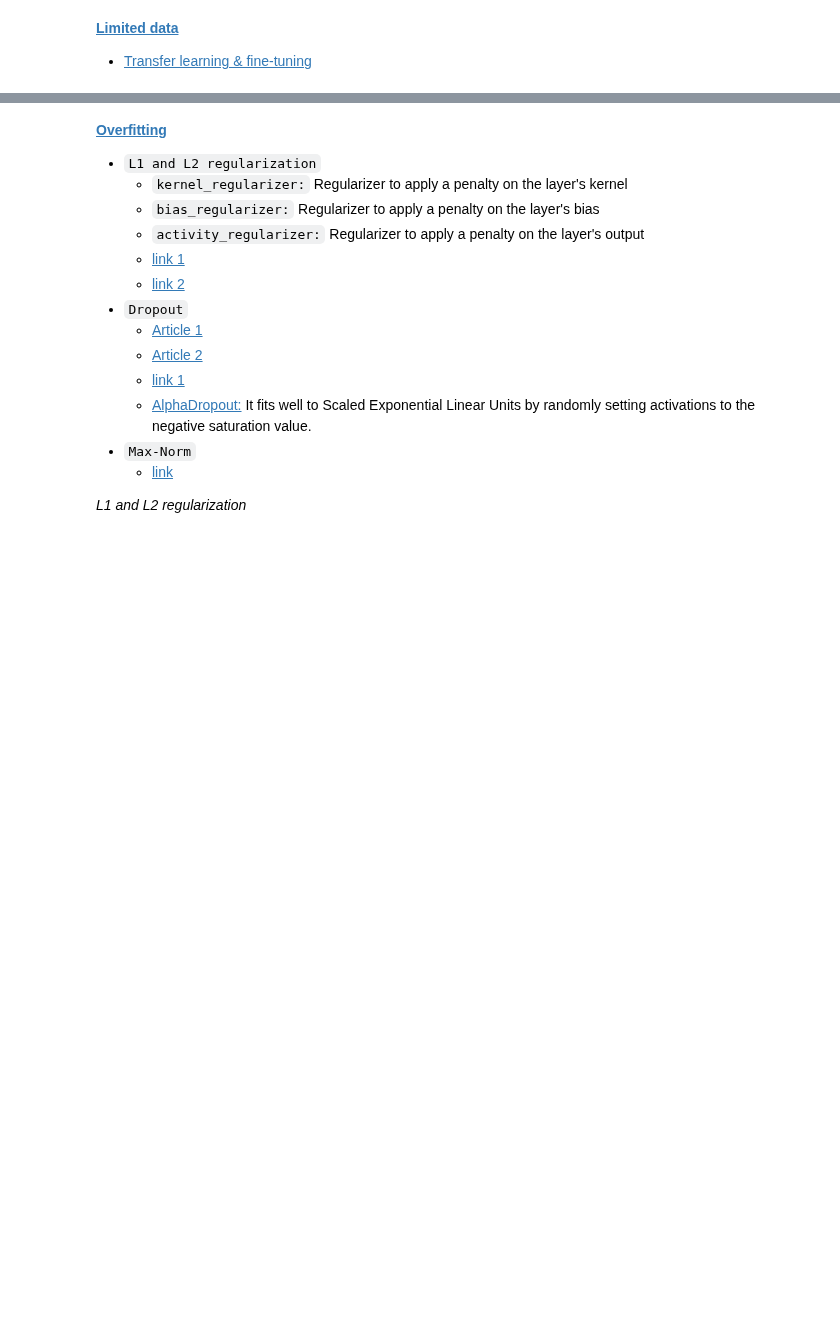
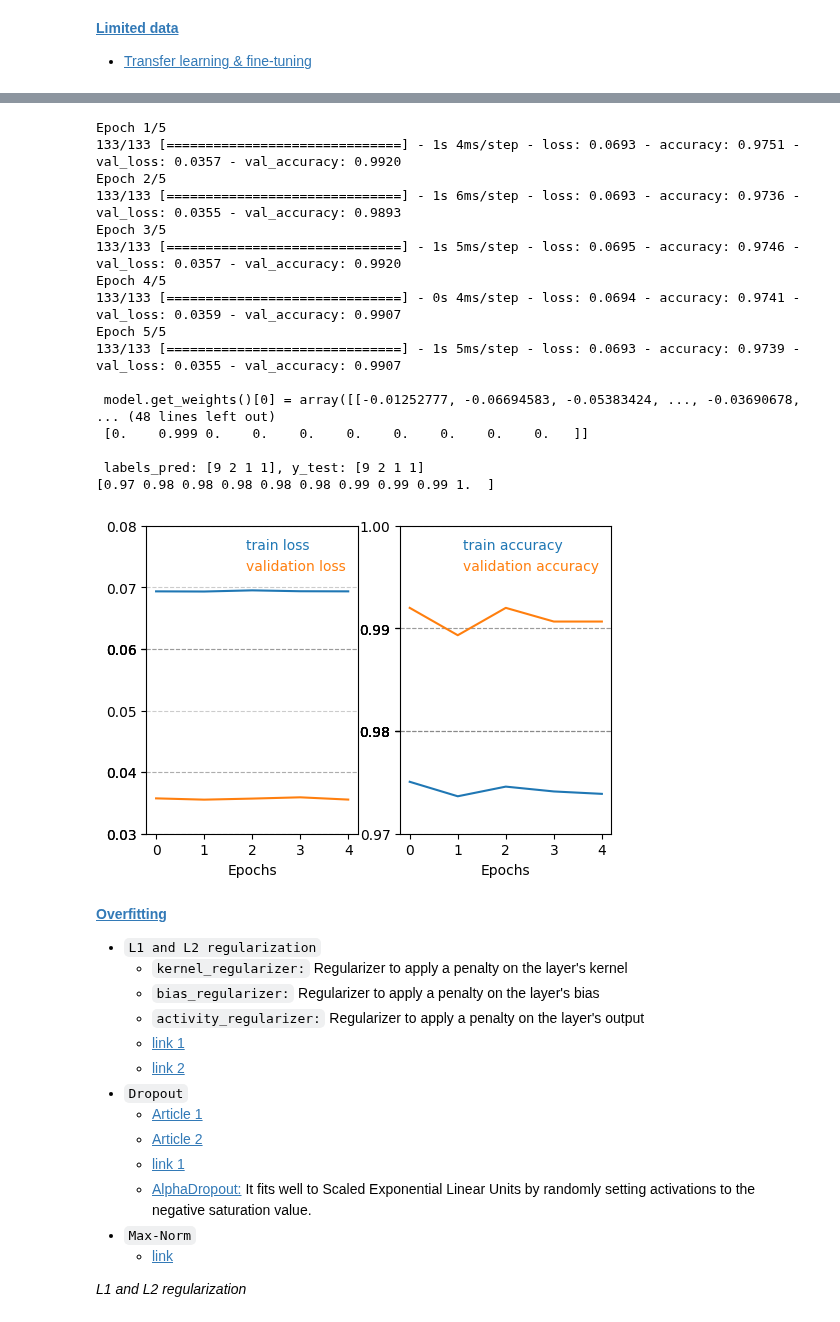
Before and after one commit to RezaSaadatyar/Deep-Learning-in-python, a Jupyter notebook: Optimizer/Optimizer_DL.ipynb, the cells around one changed output, grey strips where cells are left out. Cells and saved outputs as stored; diff of their text form; code cells hidden in the pictures; blank space fills up the shorter version.

```diff
--- a/Optimizer/Optimizer_DL.ipynb
+++ b/Optimizer/Optimizer_DL.ipynb
@@ -326,3 +328,59 @@ Epoch 5/5
+# %%
+# ======================================================= Fit the new model ==========================================================
+y_train_new = np.where(y_train==3, 1, 0)[:5000]
+y_test_new = np.where(y_test==3, 1, 0)
+x_train_new = x_train[:5000, : , :]
+history_train_new = model_new.fit(x_train_new, y_train_new, epochs=5, validation_split=0.15)
+# ======================================================== Compare weights ===========================================================
+print(f"\n {model.get_weights()[0] = }")
+print(f"\n {model_old_cloned.get_weights()[0] = }")
+print(f"\n {model_new.get_weights()[0] = }")
+# ======================================================= Evaluate the model =========================================================
+history_test_new = model_new.evaluate(x_test, y_test, verbose=1)
+# ======================================================== Predict the model =========================================================
+pred = x_test[0:4,:,:][:5000]
+pred_x_test = model.predict(pred).round(3)
+labels_pred = np.argmax(pred_x_test, axis=1)
+print(f"\n pred.shape: {pred.shape}")
+print(f"\n pred_x_test: {pred_x_test}")
+print(f"\n labels_pred: {labels_pred}, y_test: {y_test[0:4]}")
+# ======================================================== Plot the model ============================================================
+# plot_history(history_train_new, fig_size=(6, 4))
+_, axs = plt.subplots(nrows=1, ncols=2, figsize=(6, 4))
+
+axs[0].plot(history_train_new.history["loss"], label="train loss")
+axs[0].plot(history_train_new.history["val_loss"], label="validation loss")
+axs[0].set_xlabel("Epochs", fontsize=10)
+axs[0].legend(fontsize=10, ncol=1, frameon=False, loc='best', labelcolor='linecolor', handlelength=0)
+axs[0].grid(visible="on", which="major", axis="y", alpha=0.4, color="gray", linestyle="--")
+axs[0].set_yticks(np.round(axs[0].get_yticks(),2))
+
+axs[1].plot(history_train_new.history["accuracy"], label="train accuracy")
+axs[1].plot(history_train_new.history["val_accuracy"], label="validation accuracy")
+axs[1].set_xlabel("Epochs", fontsize=10)
+axs[1].legend(fontsize=10, ncol=1, frameon=False, loc='best', labelcolor='linecolor', handlelength=0)
+axs[1].grid(visible="on", which="major", axis="y", alpha=0.4, color="gray", linestyle="--")
+axs[1].set_yticks(np.round(axs[1].get_yticks(),2))
+print(np.round(axs[1].get_yticks(),2))
+# %% [output]
+Epoch 1/5
+133/133 [==============================] - 1s 4ms/step - loss: 0.0693 - accuracy: 0.9751 - val_loss: 0.0357 - val_accuracy: 0.9920
+Epoch 2/5
+133/133 [==============================] - 1s 6ms/step - loss: 0.0693 - accuracy: 0.9736 - val_loss: 0.0355 - val_accuracy: 0.9893
+Epoch 3/5
+133/133 [==============================] - 1s 5ms/step - loss: 0.0695 - accuracy: 0.9746 - val_loss: 0.0357 - val_accuracy: 0.9920
+Epoch 4/5
+133/133 [==============================] - 0s 4ms/step - loss: 0.0694 - accuracy: 0.9741 - val_loss: 0.0359 - val_accuracy: 0.9907
+Epoch 5/5
+133/133 [==============================] - 1s 5ms/step - loss: 0.0693 - accuracy: 0.9739 - val_loss: 0.0355 - val_accuracy: 0.9907
+
+ model.get_weights()[0] = array([[-0.01252777, -0.06694583, -0.05383424, ..., -0.03690678,
+... (48 lines left out)
+ [0.    0.999 0.    0.    0.    0.    0.    0.    0.    0.   ]]
+
+ labels_pred: [9 2 1 1], y_test: [9 2 1 1]
+[0.97 0.98 0.98 0.98 0.98 0.98 0.99 0.99 0.99 1.  ]
+[figure, added]
 # %% [markdown]
 **[Overfitting](https://hooshio.com/wp-content/uploads/2021/12/2-Aurelien-Geron-Hands-On-Machine-Learning-with-Scikit-Learn-Keras-and-Tensorflow_-Concepts-Tools-and-Techniques-to-Build-Intelligent-Systems-OReilly-Media-2019.pdf)**
 - `L1 and L2 regularization`
```
Also changed, not shown: parts of 3 cells of this notebook.
